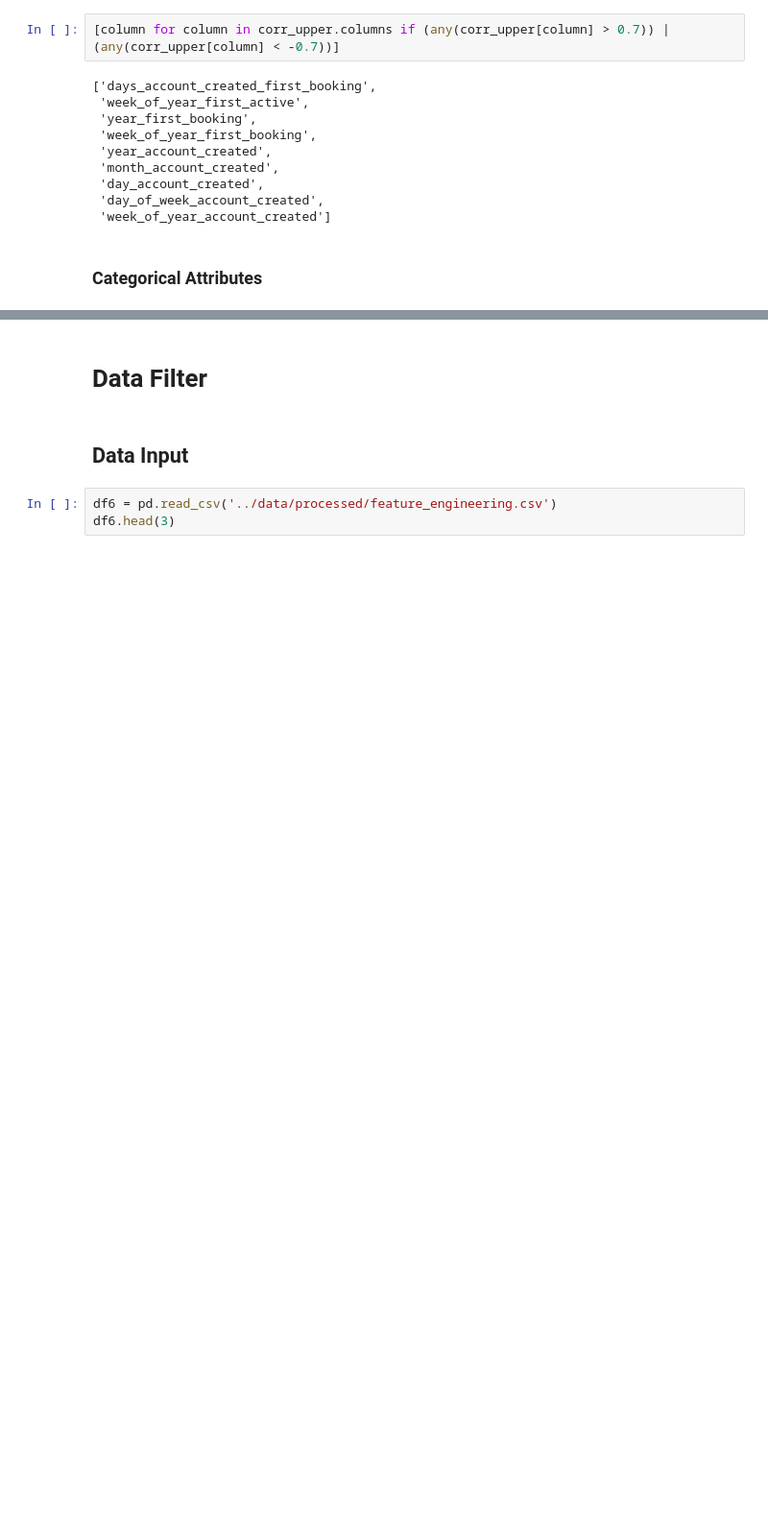
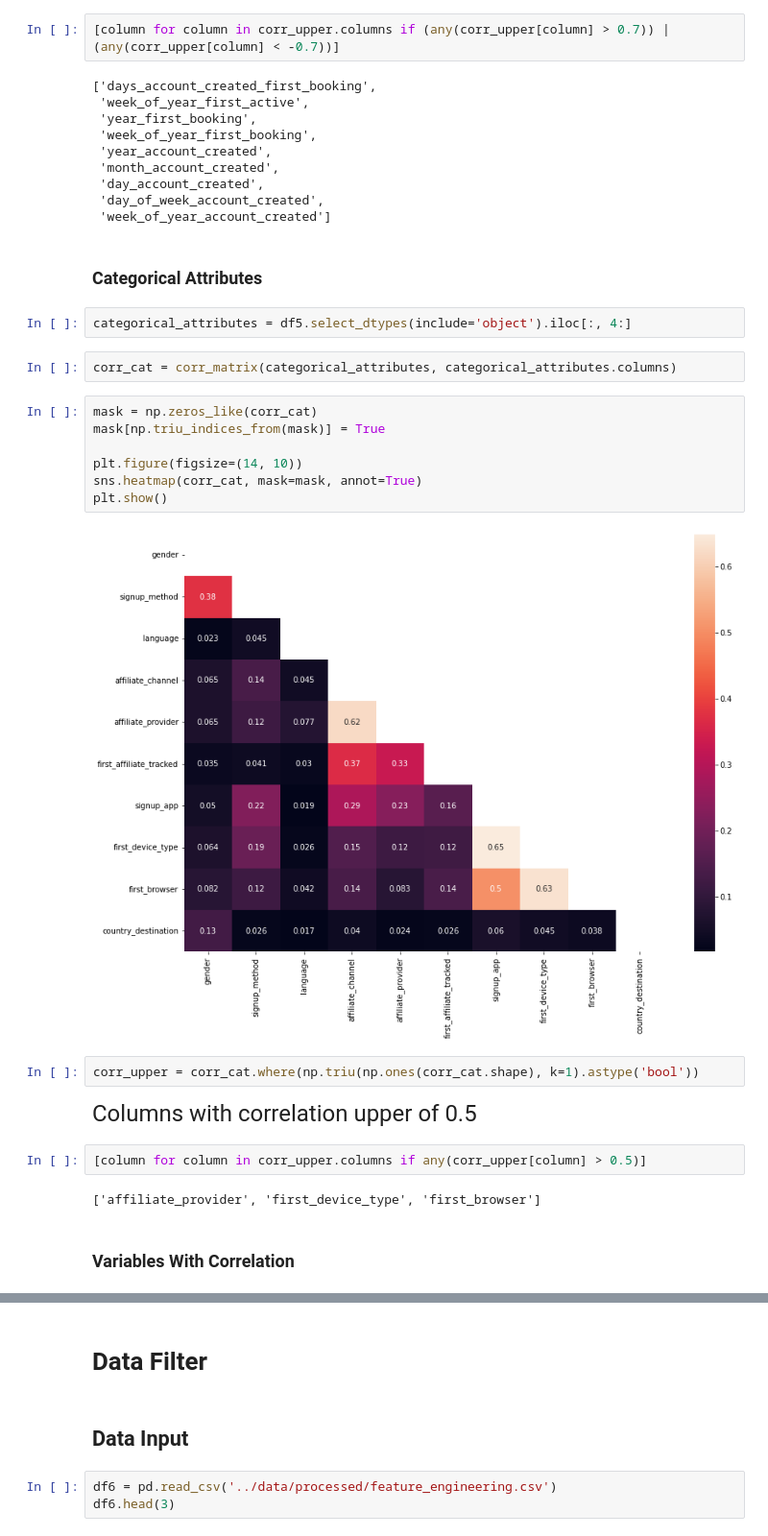
Before and after one commit to MarcosRMG/pa000_airbnb, a Jupyter notebook: notebooks/airbnb.ipynb, the cells around one changed output, grey strips where cells are left out. Shown: that part at 96% size. Drawn from its saved outputs; the diff is of its cells as text; blank space fills up the shorter version.

```diff
--- a/notebooks/airbnb.ipynb
+++ b/notebooks/airbnb.ipynb
@@ -700,3 +731,26 @@ plt.show()
  'week_of_year_account_created']
 # %% [markdown]
 ### Categorical Attributes
+# %%
+categorical_attributes = df5.select_dtypes(include='object').iloc[:, 4:]
+# %%
+corr_cat = corr_matrix(categorical_attributes, categorical_attributes.columns)
+# %%
+mask = np.zeros_like(corr_cat)
+mask[np.triu_indices_from(mask)] = True
+
+plt.figure(figsize=(14, 10))
+sns.heatmap(corr_cat, mask=mask, annot=True)
+plt.show()
+# %% [output]
+[figure, added]
+# %%
+corr_upper = corr_cat.where(np.triu(np.ones(corr_cat.shape), k=1).astype('bool'))
+# %% [markdown]
+<font size=5>Columns with correlation upper of 0.5</font>
+# %%
+[column for column in corr_upper.columns if any(corr_upper[column] > 0.5)]
+# %% [output]
+['affiliate_provider', 'first_device_type', 'first_browser']
+# %% [markdown]
+### Variables With Correlation
```
Also changed, not shown: parts of 7 cells of this notebook.
